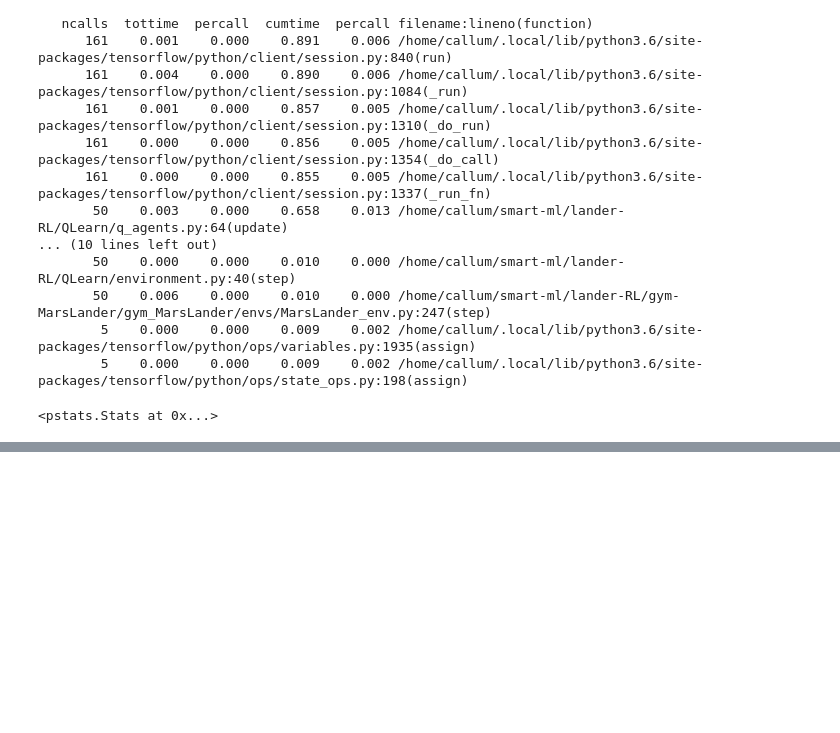
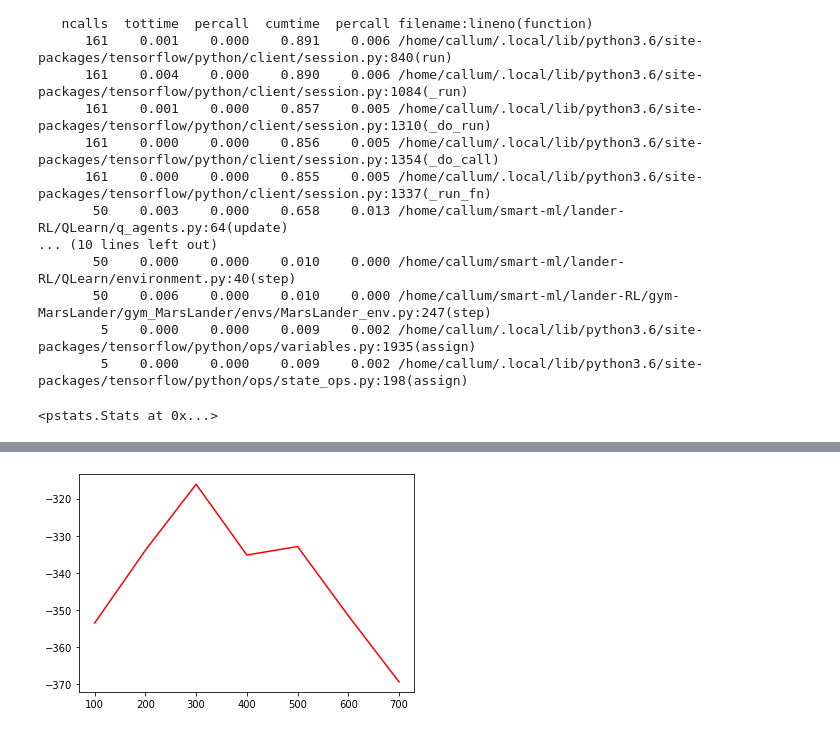
Before and after one commit to strath-ace/smart-ml, a Jupyter notebook: lander-RL/running_lander_nb.ipynb, the cells around one changed output, grey strips where cells are left out. Drawn from its saved outputs; the diff is of its cells as text; code cells hidden in the pictures; blank space fills up the shorter version.

```diff
--- a/lander-RL/running_lander_nb.ipynb
+++ b/lander-RL/running_lander_nb.ipynb
@@ -151,0 +185,6 @@ ps.print_stats(20)
+# %%
+x,R_ep = data['R'].smooth()
+plt.plot(x,R_ep,'r')
+plt.show()
+# %% [output]
+[figure, added]
```
Also changed, not shown: parts of 13 cells of this notebook, 2 other files.
